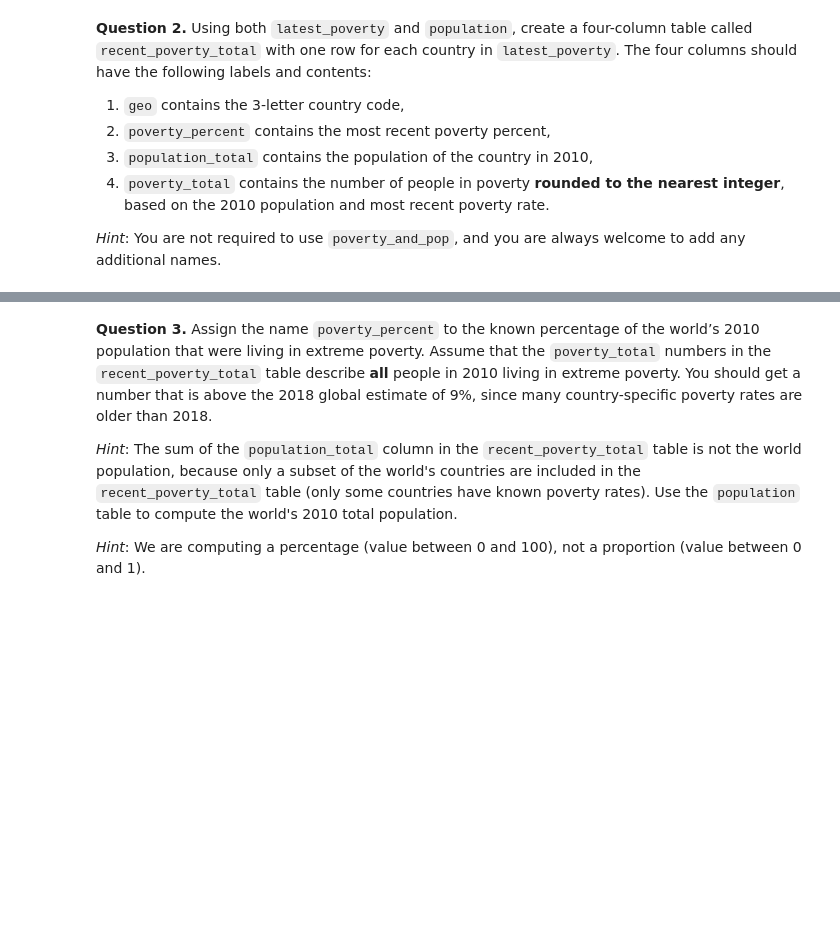
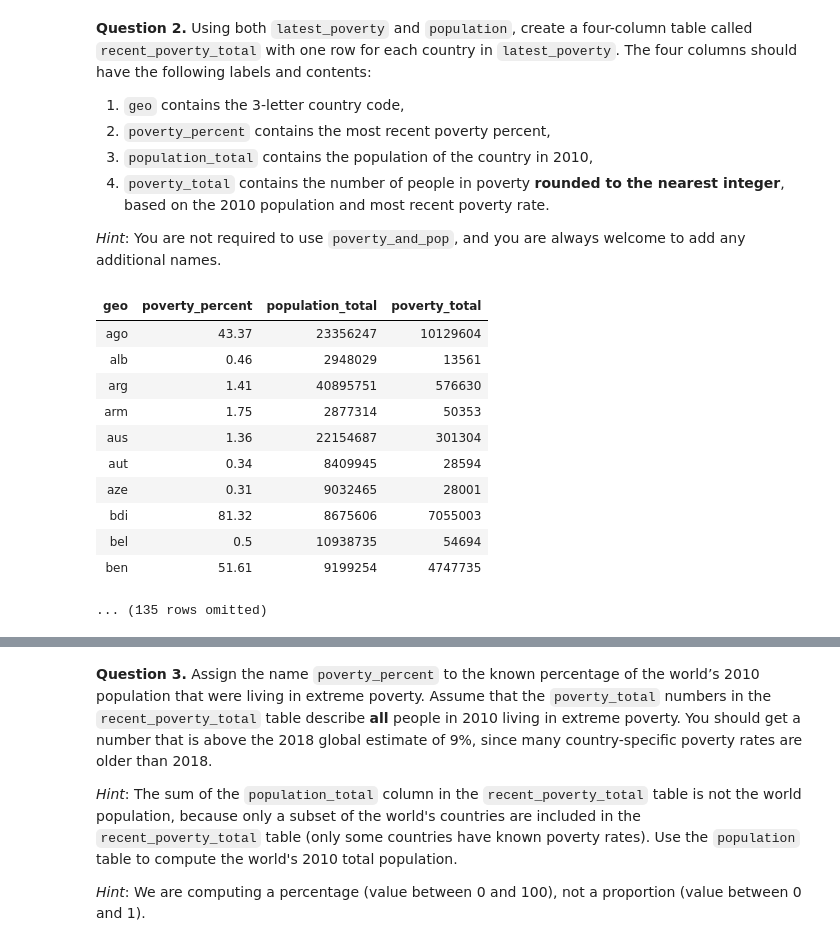
Before and after one commit to cj8086/materials-sp24, a Jupyter notebook: project/project1/project1.ipynb, the cells around one changed output, grey strips where cells are left out. Cells and saved outputs as stored; diff of their text form; code cells hidden in the pictures; blank space fills up the shorter version.

```diff
--- a/project/project1/project1.ipynb
+++ b/project/project1/project1.ipynb
@@ -568,2 +668,26 @@ recent_poverty_total
+# %%
+poverty_and_pop = population_int64.where('time', are.equal_to(2010)).drop('time').join('geo', latest_poverty.drop('time')).move_column('poverty_percent', 1)
+
+def calc_population_in_poverty(rate, pop):
+    return round(pop * rate / 100)
+
+
+recent_poverty_total = poverty_and_pop.with_column(
+    'poverty_total', poverty_and_pop.apply(calc_population_in_poverty, 'poverty_percent', 'population_total')
+)
+recent_poverty_total
+# %% [output]
+| geo | poverty_percent | population_total | poverty_total |
+| ago | 43.37 | 23356247 | 10129604 |
+| alb | 0.46 | 2948029 | 13561 |
+| arg | 1.41 | 40895751 | 576630 |
+| arm | 1.75 | 2877314 | 50353 |
+| aus | 1.36 | 22154687 | 301304 |
+| aut | 0.34 | 8409945 | 28594 |
+| aze | 0.31 | 9032465 | 28001 |
+| bdi | 81.32 | 8675606 | 7055003 |
+| bel | 0.5 | 10938735 | 54694 |
+| ben | 51.61 | 9199254 | 4747735 |
+... (135 rows omitted)
 # %%
 grader.check("q2_2")
```
Also changed, not shown: parts of 47 cells of this notebook.
